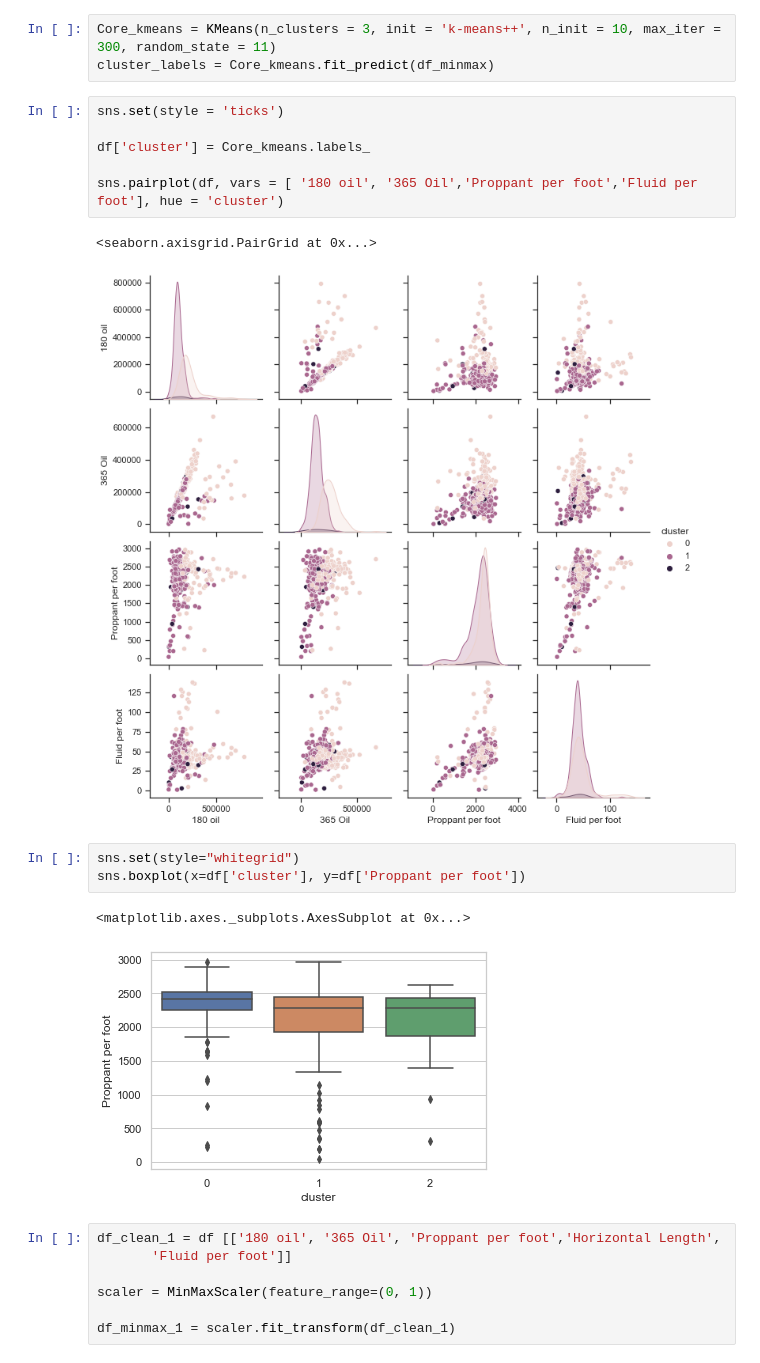
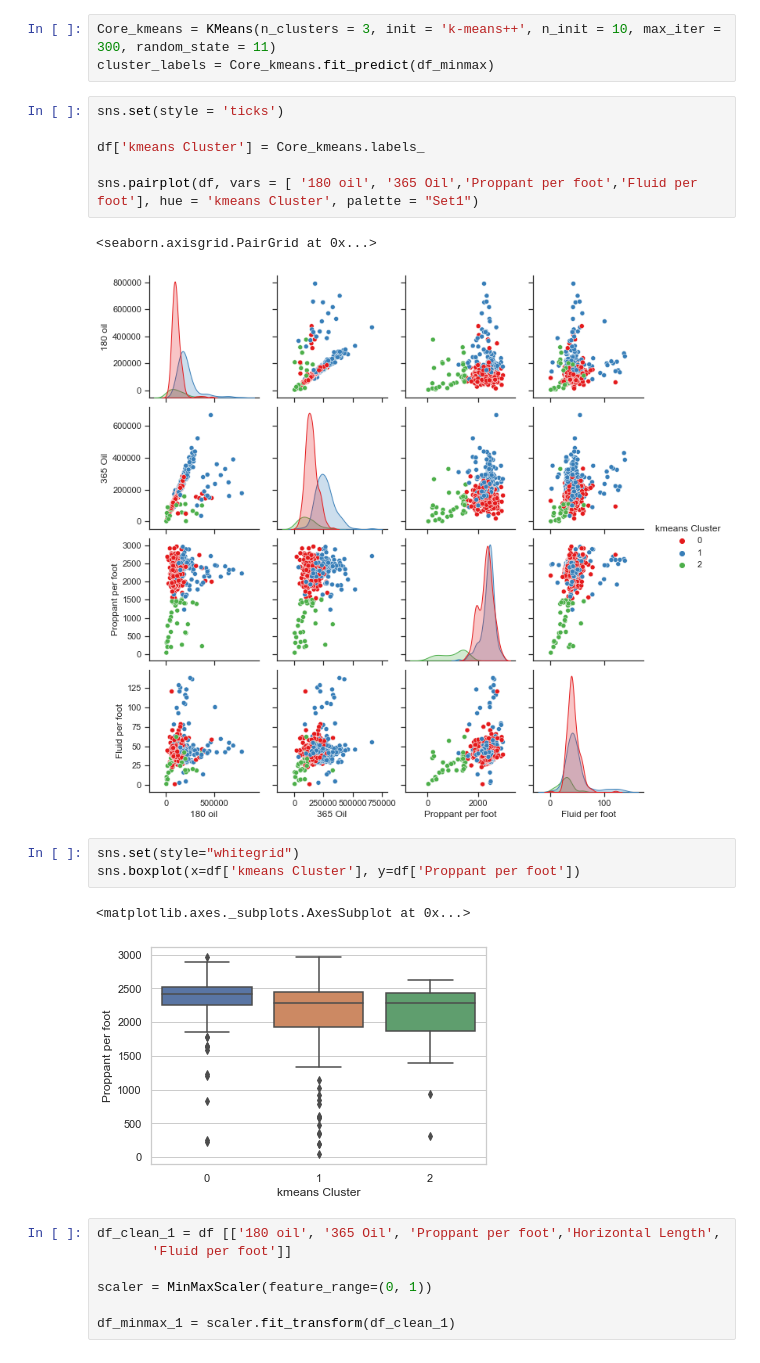
Before and after one commit to mjkhalaf/wolfcamp_DSA, a Jupyter notebook: hf.ipynb, the cells around one changed output. Drawn from its saved outputs; the diff is of its cells as text.

```diff
--- a/hf.ipynb
+++ b/hf.ipynb
@@ -163,18 +164,18 @@ cluster_labels = Core_kmeans.fit_predict(df_minmax)
 # %%
 sns.set(style = 'ticks')
 
-df['cluster'] = Core_kmeans.labels_
+df['kmeans Cluster'] = Core_kmeans.labels_
 
-sns.pairplot(df, vars = [ '180 oil', '365 Oil','Proppant per foot','Fluid per foot'], hue = 'cluster')
+sns.pairplot(df, vars = [ '180 oil', '365 Oil','Proppant per foot','Fluid per foot'], hue = 'kmeans Cluster', palette = "Set1")
 # %% [output]
 <seaborn.axisgrid.PairGrid at 0x...>
-[figure, old version]
+[figure, new version]
 # %%
 sns.set(style="whitegrid")
-sns.boxplot(x=df['cluster'], y=df['Proppant per foot'])
+sns.boxplot(x=df['kmeans Cluster'], y=df['Proppant per foot'])
 # %% [output]
 <matplotlib.axes._subplots.AxesSubplot at 0x...>
-[figure, old version]
+[figure, new version]
 # %%
 df_clean_1 = df [['180 oil', '365 Oil', 'Proppant per foot','Horizontal Length',
        'Fluid per foot']]
```
Also changed, not shown: parts of 9 cells of this notebook.
